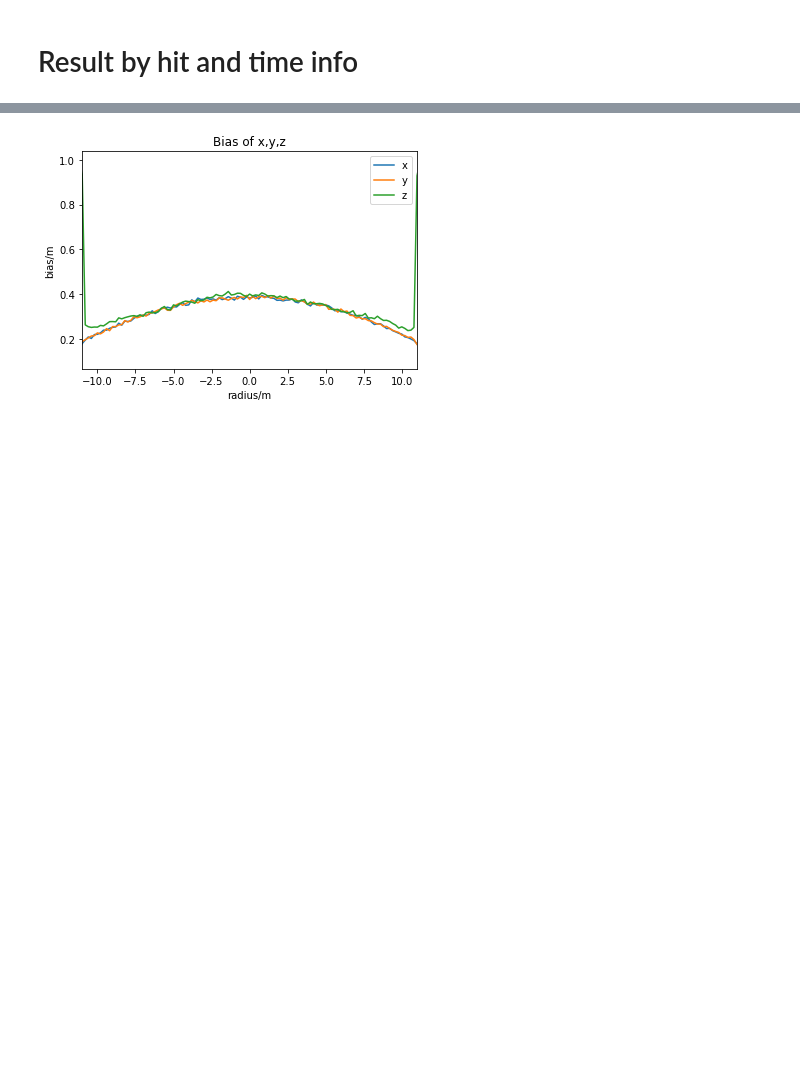
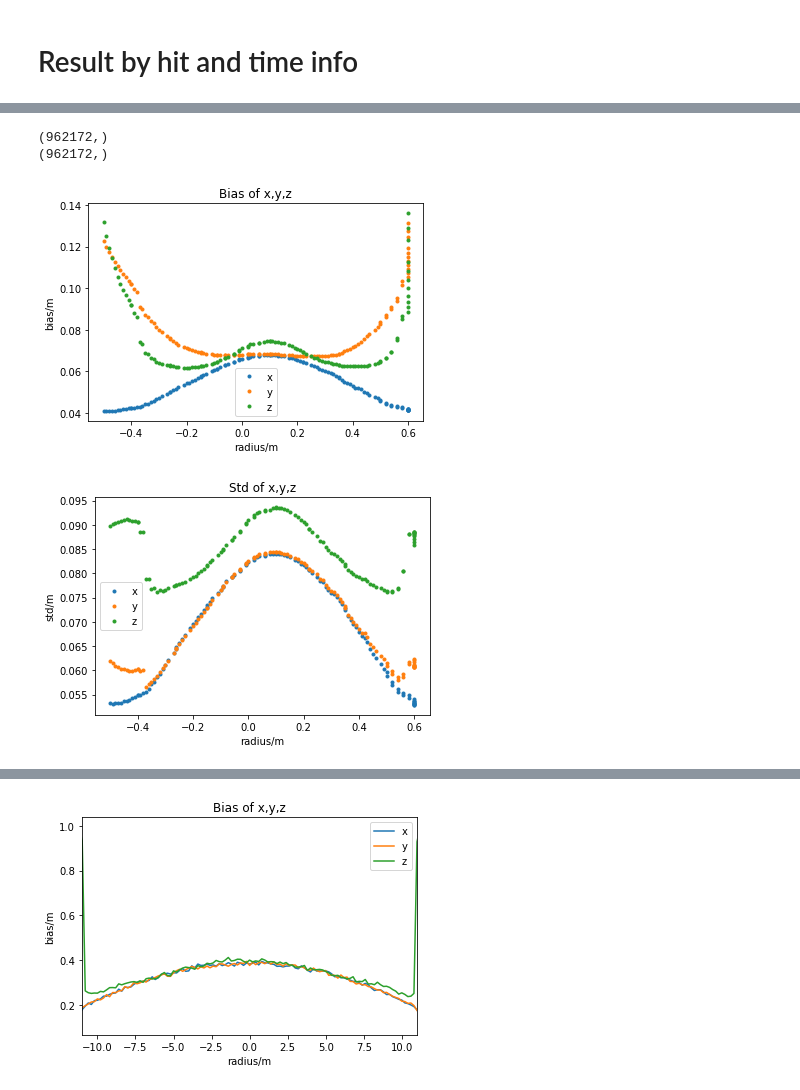
Before and after one commit to dw839566105/Recon1t, a Jupyter notebook: Recon1tonSim/note/View_1t_result.ipynb, the cells around one changed output, grey strips where cells are left out. Cells and saved outputs as stored; diff of their text form; code cells hidden in the pictures; blank space fills up the shorter version.

```diff
--- a/Recon1tonSim/note/View_1t_result.ipynb
+++ b/Recon1tonSim/note/View_1t_result.ipynb
@@ -57,0 +128,27 @@ for index,i in enumerate(radius):
+# %%
+print(x_total.shape)
+print(x_total1.shape)
+# %% [output]
+(962172,)
+(962172,)
+# %%
+plt.plot(z_ax, x_mean,'.')
+plt.plot(z_ax, y_mean,'.')
+plt.plot(z_ax, z_mean,'.')
+
+plt.legend(['x','y','z'])
+plt.xlabel('radius/m')
+plt.ylabel('bias/m')
+plt.title('Bias of x,y,z')
+plt.show()
+plt.plot(z_ax, x_std,'.')
+plt.plot(z_ax, y_std,'.')
+plt.plot(z_ax, z_std,'.')
+plt.legend(['x','y','z'])
+plt.xlabel('radius/m')
+plt.ylabel('std/m')
+plt.title('Std of x,y,z')
+plt.show()
+# %% [output]
+[figure, added]
+[figure, added]
```
Also changed, not shown: parts of 15 cells of this notebook, 58 other files.
